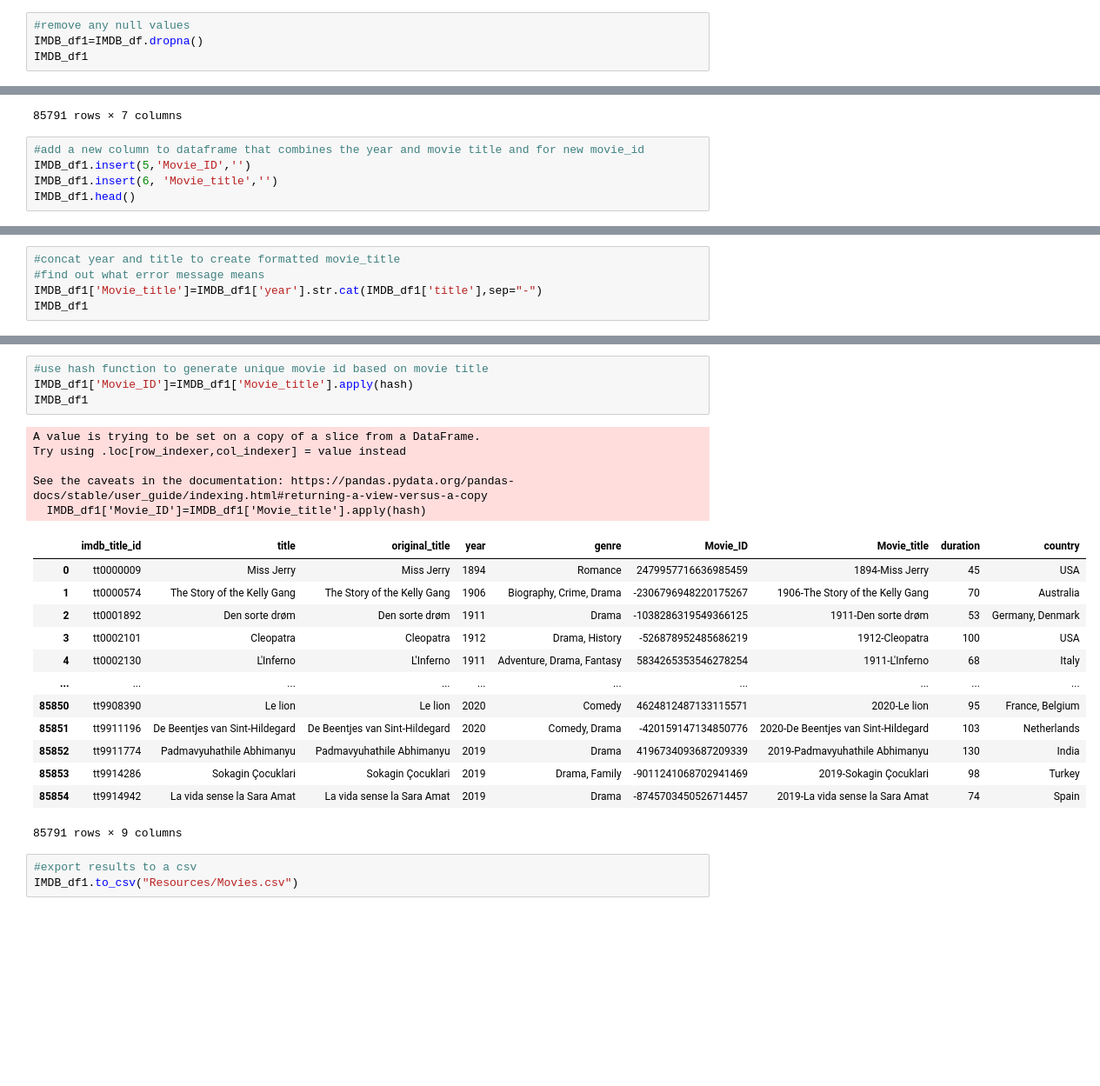
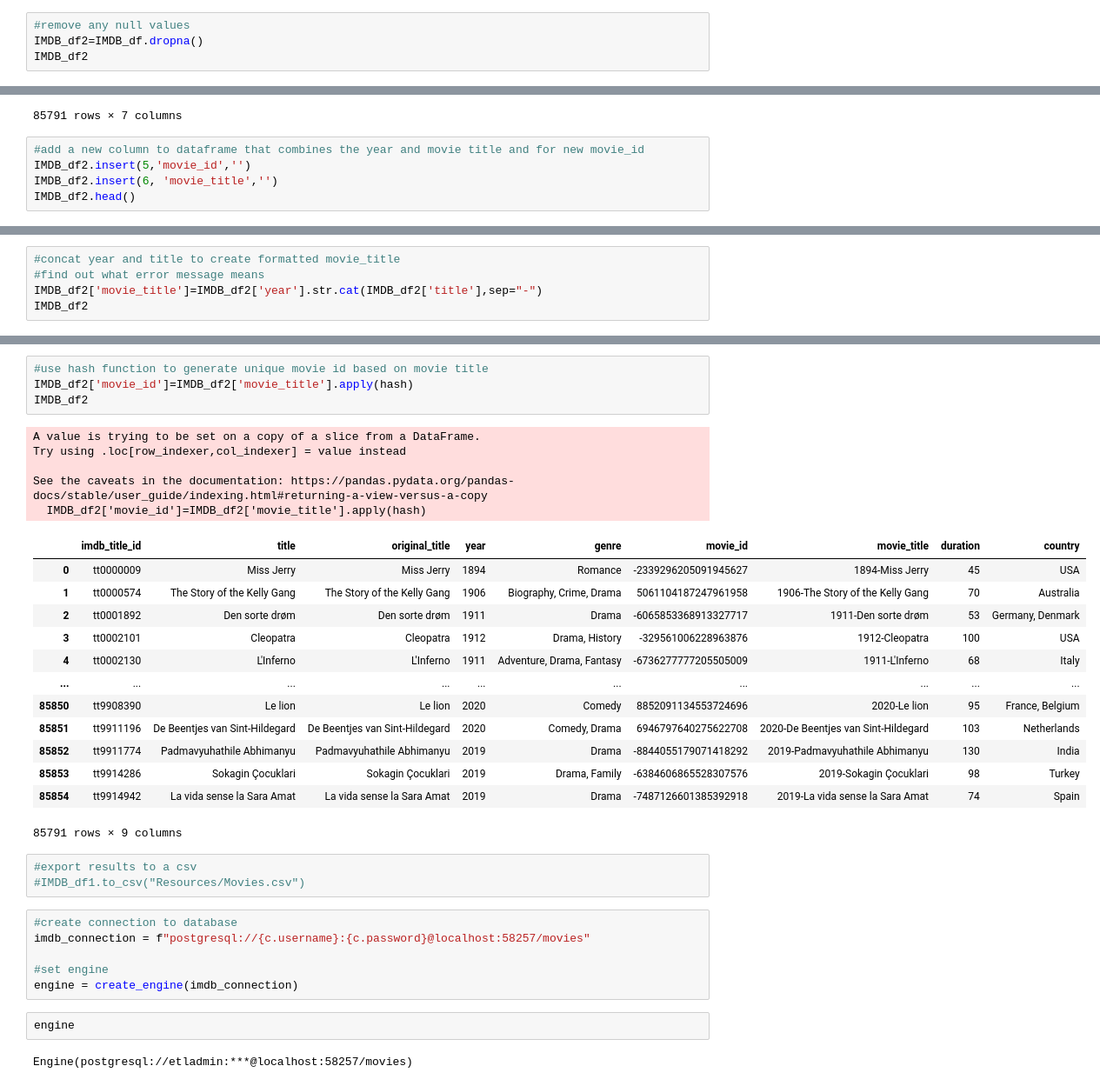
Before and after one commit to corriethomas/ETL-project, a Jupyter notebook: gregb/CleanIMBD_Data.ipynb, the cells around one changed output, grey strips where cells are left out. Shown at 87% size. Cells and saved outputs as stored; diff of their text form; blank space fills up the shorter version.

```diff
--- a/gregb/CleanIMBD_Data.ipynb
+++ b/gregb/CleanIMBD_Data.ipynb
@@ -38,8 +44,8 @@ IMDB_df
 85855 rows × 7 columns
 # %%
 #remove any null values
-IMDB_df1=IMDB_df.dropna()
-IMDB_df1
+IMDB_df2=IMDB_df.dropna()
+IMDB_df2
 # %% [output]
 |  | imdb_title_id | title | original_title | year | genre | duration | country |
 | 0 | tt0000009 | Miss Jerry | Miss Jerry | 1894 | Romance | 45 | USA |
@@ -56,7 +62,7 @@ IMDB_df1
 85791 rows × 7 columns
 # %%
 #add a new column to dataframe that combines the year and movie title and for new movie_id
-IMDB_df1.insert(5,'Movie_ID','')
-IMDB_df1.insert(6, 'Movie_title','')
-IMDB_df1.head()
+IMDB_df2.insert(5,'movie_id','')
+IMDB_df2.insert(6, 'movie_title','')
+IMDB_df2.head()
 # %% [output]
@@ -69,8 +75,8 @@ IMDB_df1.head()
 # %%
 #concat year and title to create formatted movie_title
 #find out what error message means
-IMDB_df1['Movie_title']=IMDB_df1['year'].str.cat(IMDB_df1['title'],sep="-")
-IMDB_df1
+IMDB_df2['movie_title']=IMDB_df2['year'].str.cat(IMDB_df2['title'],sep="-")
+IMDB_df2
 # %% [output]
 A value is trying to be set on a copy of a slice from a DataFrame.
 Try using .loc[row_indexer,col_indexer] = value instead
@@ -92,27 +98,37 @@ See the caveats in the documentation: https://pandas.pydata.org/pandas-docs/stab
 85791 rows × 9 columns
 # %%
 #use hash function to generate unique movie id based on movie title
-IMDB_df1['Movie_ID']=IMDB_df1['Movie_title'].apply(hash)
-IMDB_df1
+IMDB_df2['movie_id']=IMDB_df2['movie_title'].apply(hash)
+IMDB_df2
 # %% [output]
 A value is trying to be set on a copy of a slice from a DataFrame.
 Try using .loc[row_indexer,col_indexer] = value instead
 
 See the caveats in the documentation: https://pandas.pydata.org/pandas-docs/stable/user_guide/indexing.html#returning-a-view-versus-a-copy
-  IMDB_df1['Movie_ID']=IMDB_df1['Movie_title'].apply(hash)
+  IMDB_df2['movie_id']=IMDB_df2['movie_title'].apply(hash)
-|  | imdb_title_id | title | original_title | year | genre | Movie_ID | Movie_title | duration | country |
-| 0 | tt0000009 | Miss Jerry | Miss Jerry | 1894 | Romance | 2479957716636985459 | 1894-Miss Jerry | 45 | USA |
-| 1 | tt0000574 | The Story of the Kelly Gang | The Story of the Kelly Gang | 1906 | Biography, Crime, Drama | -2306796948220175267 | 1906-The Story of the Kelly Gang | 70 | Australia |
-| 2 | tt0001892 | Den sorte drøm | Den sorte drøm | 1911 | Drama | -1038286319549366125 | 1911-Den sorte drøm | 53 | Germany, Denmark |
-| 3 | tt0002101 | Cleopatra | Cleopatra | 1912 | Drama, History | -526878952485686219 | 1912-Cleopatra | 100 | USA |
-| 4 | tt0002130 | L'Inferno | L'Inferno | 1911 | Adventure, Drama, Fantasy | 5834265353546278254 | 1911-L'Inferno | 68 | Italy |
+|  | imdb_title_id | title | original_title | year | genre | movie_id | movie_title | duration | country |
+| 0 | tt0000009 | Miss Jerry | Miss Jerry | 1894 | Romance | -2339296205091945627 | 1894-Miss Jerry | 45 | USA |
+| 1 | tt0000574 | The Story of the Kelly Gang | The Story of the Kelly Gang | 1906 | Biography, Crime, Drama | 5061104187247961958 | 1906-The Story of the Kelly Gang | 70 | Australia |
+| 2 | tt0001892 | Den sorte drøm | Den sorte drøm | 1911 | Drama | -6065853368913327717 | 1911-Den sorte drøm | 53 | Germany, Denmark |
+| 3 | tt0002101 | Cleopatra | Cleopatra | 1912 | Drama, History | -329561006228963876 | 1912-Cleopatra | 100 | USA |
+| 4 | tt0002130 | L'Inferno | L'Inferno | 1911 | Adventure, Drama, Fantasy | -6736277777205505009 | 1911-L'Inferno | 68 | Italy |
 | ... | ... | ... | ... | ... | ... | ... | ... | ... | ... |
-| 85850 | tt9908390 | Le lion | Le lion | 2020 | Comedy | 4624812487133115571 | 2020-Le lion | 95 | France, Belgium |
-| 85851 | tt9911196 | De Beentjes van Sint-Hildegard | De Beentjes van Sint-Hildegard | 2020 | Comedy, Drama | -420159147134850776 | 2020-De Beentjes van Sint-Hildegard | 103 | Netherlands |
-| 85852 | tt9911774 | Padmavyuhathile Abhimanyu | Padmavyuhathile Abhimanyu | 2019 | Drama | 4196734093687209339 | 2019-Padmavyuhathile Abhimanyu | 130 | India |
-| 85853 | tt9914286 | Sokagin Çocuklari | Sokagin Çocuklari | 2019 | Drama, Family | -9011241068702941469 | 2019-Sokagin Çocuklari | 98 | Turkey |
-| 85854 | tt9914942 | La vida sense la Sara Amat | La vida sense la Sara Amat | 2019 | Drama | -8745703450526714457 | 2019-La vida sense la Sara Amat | 74 | Spain |
+| 85850 | tt9908390 | Le lion | Le lion | 2020 | Comedy | 8852091134553724696 | 2020-Le lion | 95 | France, Belgium |
+| 85851 | tt9911196 | De Beentjes van Sint-Hildegard | De Beentjes van Sint-Hildegard | 2020 | Comedy, Drama | 6946797640275622708 | 2020-De Beentjes van Sint-Hildegard | 103 | Netherlands |
+| 85852 | tt9911774 | Padmavyuhathile Abhimanyu | Padmavyuhathile Abhimanyu | 2019 | Drama | -8844055179071418292 | 2019-Padmavyuhathile Abhimanyu | 130 | India |
+| 85853 | tt9914286 | Sokagin Çocuklari | Sokagin Çocuklari | 2019 | Drama, Family | -6384606865528307576 | 2019-Sokagin Çocuklari | 98 | Turkey |
+| 85854 | tt9914942 | La vida sense la Sara Amat | La vida sense la Sara Amat | 2019 | Drama | -7487126601385392918 | 2019-La vida sense la Sara Amat | 74 | Spain |
 85791 rows × 9 columns
 # %%
 #export results to a csv
-IMDB_df1.to_csv("Resources/Movies.csv")
+#IMDB_df1.to_csv("Resources/Movies.csv")
+# %%
+#create connection to database
+imdb_connection = f"postgresql://{c.username}:{c.password}@localhost:58257/movies"
+
+#set engine
+engine = create_engine(imdb_connection)
+# %%
+engine
+# %% [output]
+Engine(postgresql://etladmin:***@localhost:58257/movies)
```
Also changed, not shown: parts of 6 cells of this notebook, 2 other files.
